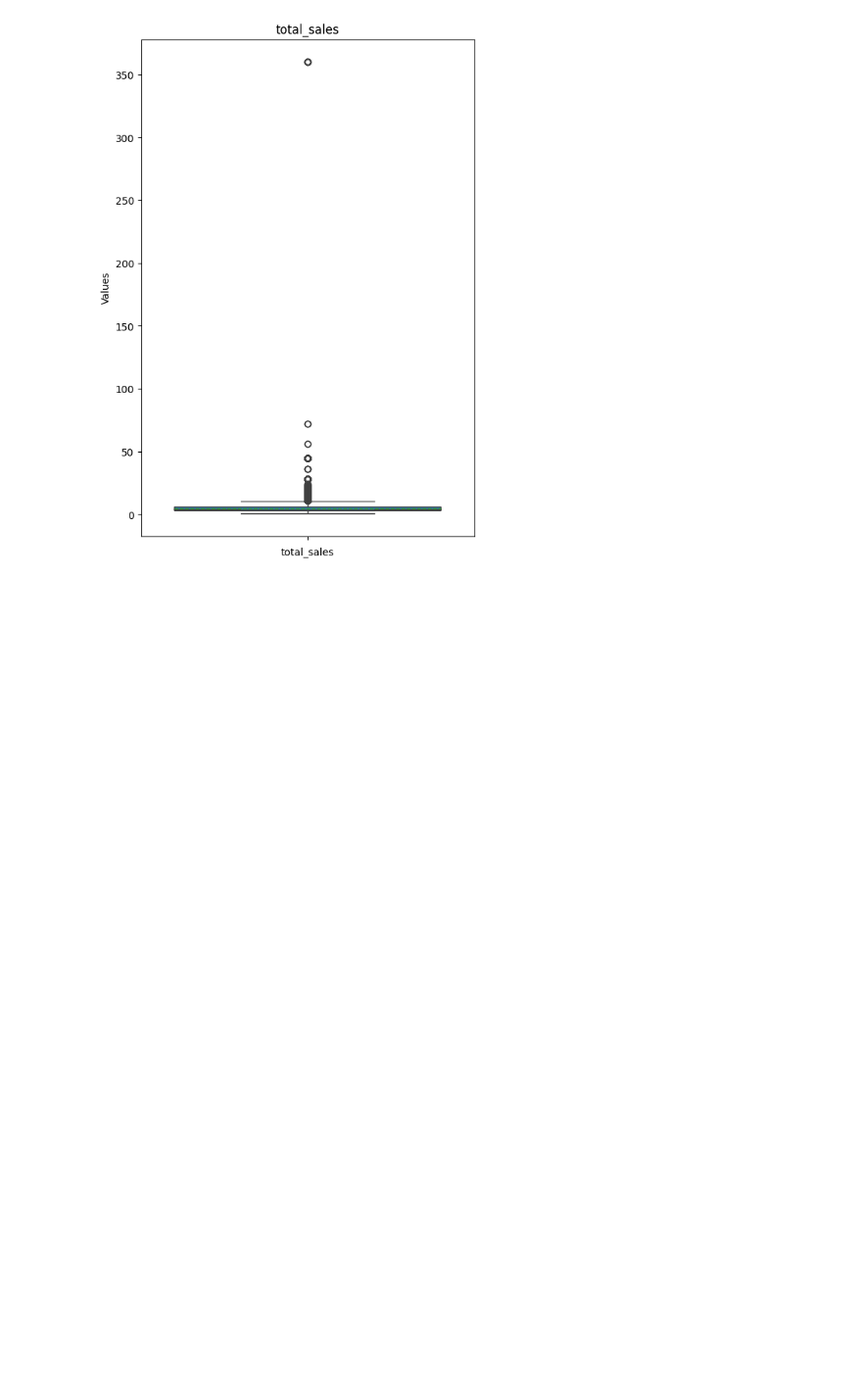
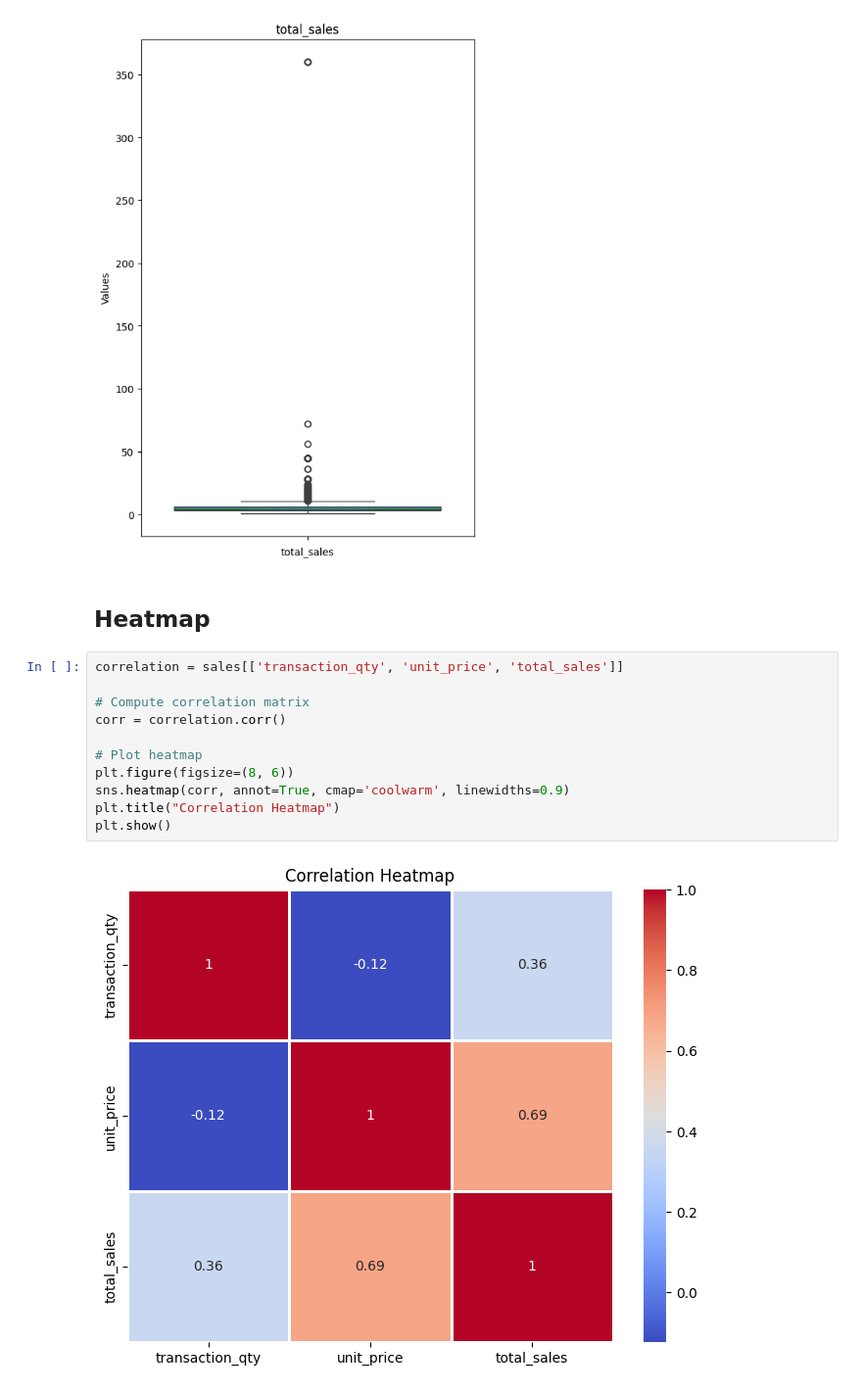
Before and after one commit to rajpurohitmohit/Data-Visualization, a Jupyter notebook: Matplotlib/Coffee Sales Analysis/Coffee_Sales_Analysis.ipynb, the cells around one changed output. Shown at 98% size. Drawn from its saved outputs; the diff is of its cells as text; blank space fills up the shorter version.

```diff
--- a/Matplotlib/Coffee Sales Analysis/Coffee_Sales_Analysis.ipynb
+++ b/Matplotlib/Coffee Sales Analysis/Coffee_Sales_Analysis.ipynb
@@ -327,3 +329,18 @@ for i in sales.select_dtypes(include="number"): # Loop through the columns in th
 [figure]
 [figure]
 [figure]
+# %% [markdown]
+## **Heatmap**
+# %%
+correlation = sales[['transaction_qty', 'unit_price', 'total_sales']]
+
+# Compute correlation matrix
+corr = correlation.corr()
+
+# Plot heatmap
+plt.figure(figsize=(8, 6))
+sns.heatmap(corr, annot=True, cmap='coolwarm', linewidths=0.9)
+plt.title("Correlation Heatmap")
+plt.show()
+# %% [output]
+[figure, added]
```
Also changed, not shown: parts of 2 cells of this notebook, 5 other files.
